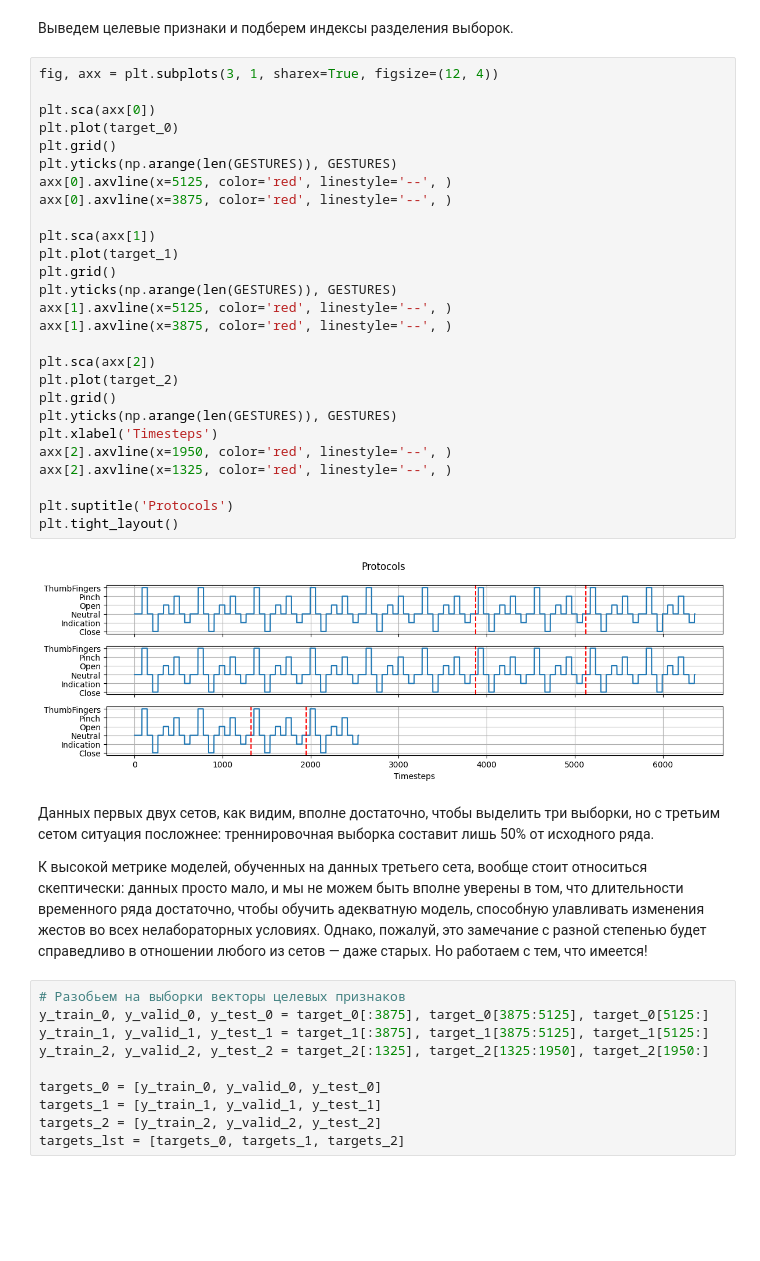
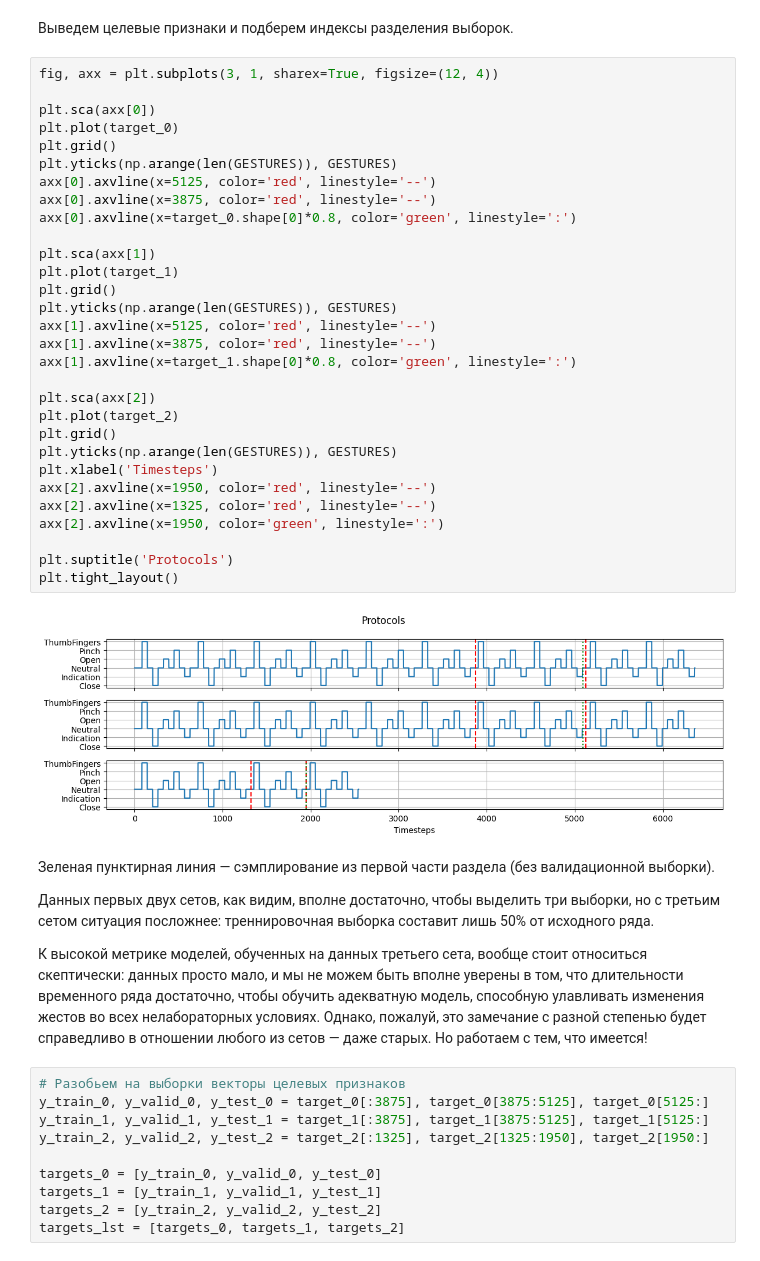
Before and after one commit to khav-i/Work-with-OMG-sensors-data, a Jupyter notebook: work_with_three_sets.ipynb, the cells around one changed output. Saved outputs shown, nothing was run; the diff lists cells and outputs as text; blank space fills up the shorter version.

```diff
--- a/work_with_three_sets.ipynb
+++ b/work_with_three_sets.ipynb
@@ -921,33 +918,38 @@ targets
 # %%
 fig, axx = plt.subplots(3, 1, sharex=True, figsize=(12, 4))
 
 plt.sca(axx[0])
 plt.plot(target_0)
 plt.grid()
 plt.yticks(np.arange(len(GESTURES)), GESTURES)
-axx[0].axvline(x=5125, color='red', linestyle='--', )
-axx[0].axvline(x=3875, color='red', linestyle='--', )
+axx[0].axvline(x=5125, color='red', linestyle='--')
+axx[0].axvline(x=3875, color='red', linestyle='--')
+axx[0].axvline(x=target_0.shape[0]*0.8, color='green', linestyle=':')
 
 plt.sca(axx[1])
 plt.plot(target_1)
 plt.grid()
 plt.yticks(np.arange(len(GESTURES)), GESTURES)
-axx[1].axvline(x=5125, color='red', linestyle='--', )
-axx[1].axvline(x=3875, color='red', linestyle='--', )
+axx[1].axvline(x=5125, color='red', linestyle='--')
+axx[1].axvline(x=3875, color='red', linestyle='--')
+axx[1].axvline(x=target_1.shape[0]*0.8, color='green', linestyle=':')
 
 plt.sca(axx[2])
 plt.plot(target_2)
 plt.grid()
 plt.yticks(np.arange(len(GESTURES)), GESTURES)
 plt.xlabel('Timesteps')
-axx[2].axvline(x=1950, color='red', linestyle='--', )
-axx[2].axvline(x=1325, color='red', linestyle='--', )
+axx[2].axvline(x=1950, color='red', linestyle='--')
+axx[2].axvline(x=1325, color='red', linestyle='--')
+axx[2].axvline(x=1950, color='green', linestyle=':')
 
 plt.suptitle('Protocols')
 plt.tight_layout()
 # %% [output]
-[figure, old version]
+[figure, new version]
 # %% [markdown]
+Зеленая пунктирная линия — сэмплирование из первой части раздела (без валидационной выборки).
+
 Данных первых двух сетов, как видим, вполне достаточно, чтобы выделить три выборки, но с третьим сетом ситуация посложнее: треннировочная выборка составит лишь 50% от исходного ряда.
 
 К высокой метрике моделей, обученных на данных третьего сета, вообще стоит относиться скептически: данных просто мало, и мы не можем быть вполне уверены в том, что длительности временного ряда достаточно, чтобы обучить адекватную модель, способную улавливать изменения жестов во всех нелабораторных условиях. Однако, пожалуй, это замечание с разной степенью будет справедливо в отношении любого из сетов — даже старых. Но работаем с тем, что имеется!
```
Also changed, not shown: parts of 79 cells of this notebook.
